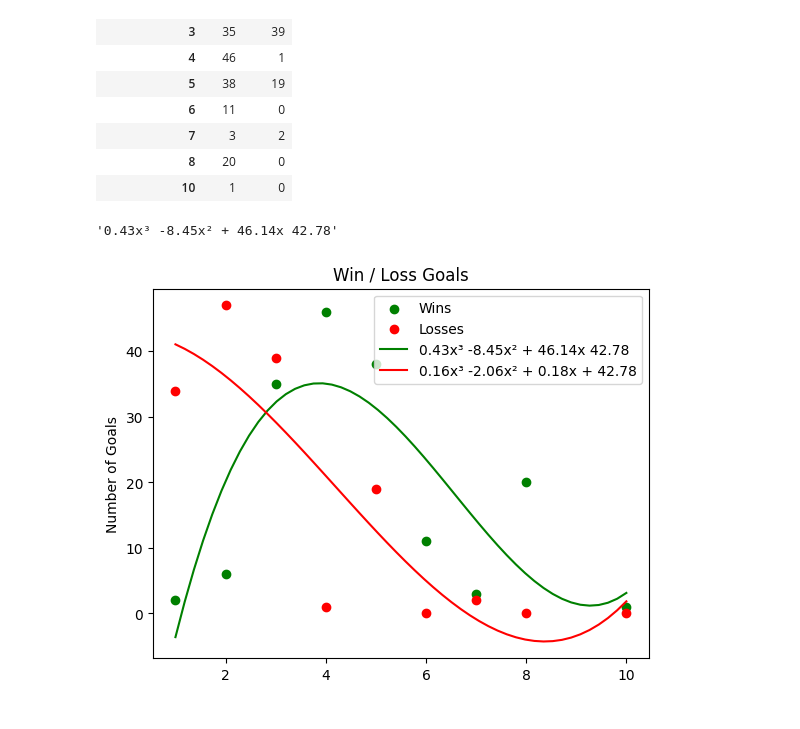
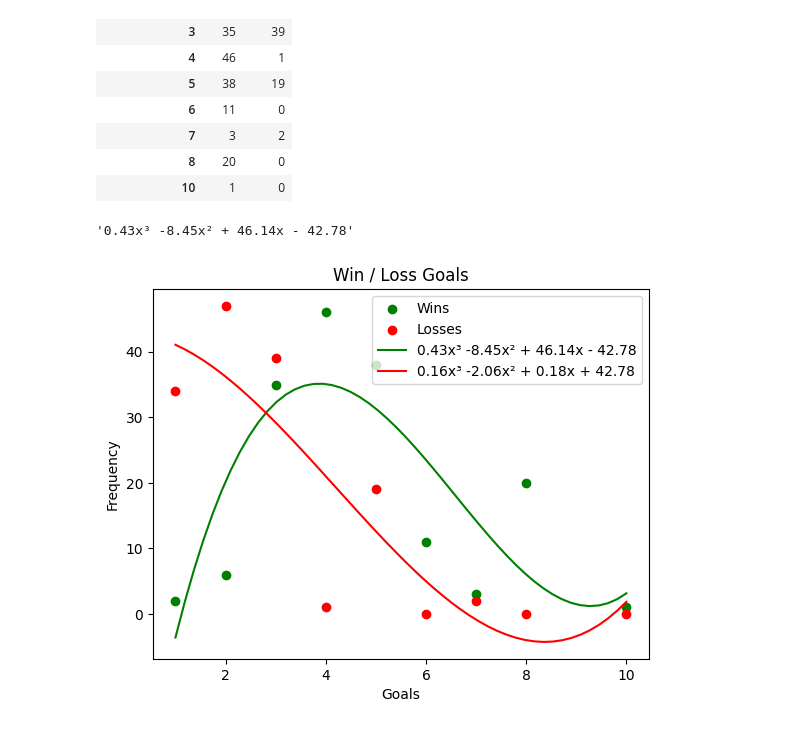
Before and after one commit to Pogo86/nhl, a Jupyter notebook: golasGameAnalysis.ipynb, the cells around one changed output. Saved outputs shown, nothing was run; the diff lists cells and outputs as text; code cells hidden in the pictures.

```diff
--- a/golasGameAnalysis.ipynb
+++ b/golasGameAnalysis.ipynb
@@ -93,6 +93,7 @@ x0 = str(float("{:.2f}".format(fl[0])))
 if fl[2]>0: x2= '+ '+x2
 if fl[1]>0: x1= '+ '+x1
 if fl[0]>0: x0= '+ '+x0
+else: x0 = '- '+x0
 fl_equ = f'{x3} {x2} {x1} {x0}'
 
 x3 = str(float("{:.2f}".format(fw[3]))) + 'x' + '\N{SUPERSCRIPT THREE}'
@@ -102,19 +103,20 @@ x0 = str(float("{:.2f}".format(fl[0])))
 if fw[2]>0: x2= '+ '+x2
 if fw[1]>0: x1= '+ '+x1
 if fw[0]>0: x0= '+ '+x0
+else: x0 = '- '+x0
 fw_equ = f'{x3} {x2} {x1} {x0}'
 fw_equ
 # %% [output]
-'0.43x³ -8.45x² + 46.14x 42.78'
+'0.43x³ -8.45x² + 46.14x - 42.78'
 # %%
-#plt.scatter(x, y, color='green')
 plt.scatter(x, yw, color = 'green', label = 'Wins')
 plt.scatter(x, yl, color = 'red', label = 'Losses')
 plt.plot(xw_n, yw_n, color = 'green', label = fw_equ)
 plt.plot(xl_n, yl_n, color = 'red', label = fl_equ)
 plt.title('Win / Loss Goals')
-plt.ylabel('Number of Goals')
+plt.xlabel('Goals')
+plt.ylabel('Frequency')
 plt.legend()
 plt.show()
 # %% [output]
-[figure, old version]
+[figure, new version]
```
Also changed, not shown: parts of 3 cells of this notebook.
